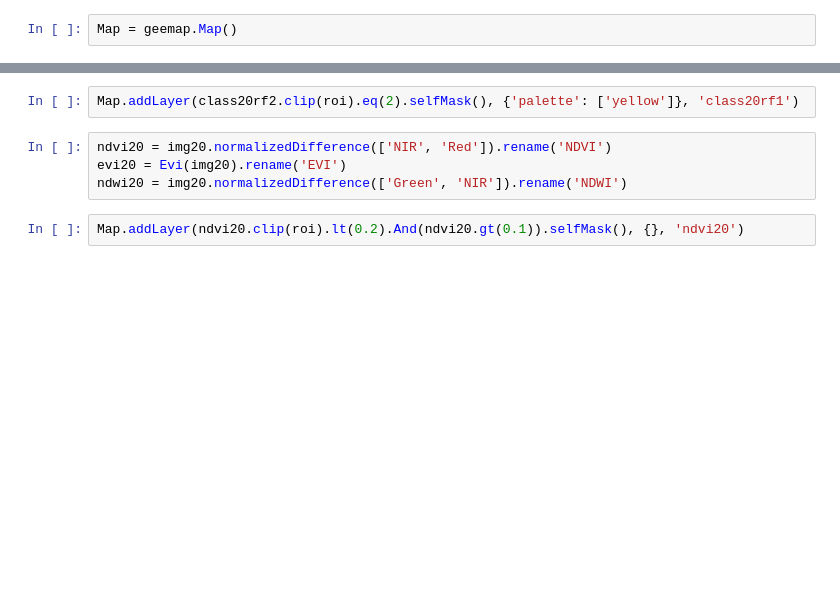
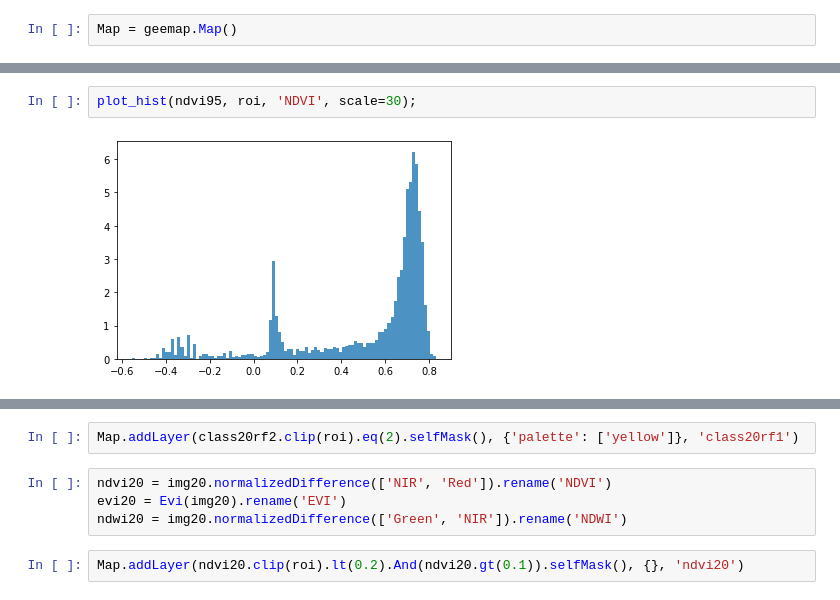
Before and after one commit to yiLuo374/geeCenterline, a Jupyter notebook: sandbar_ar.ipynb, the cells around one changed output, grey strips where cells are left out. Cells and saved outputs as stored; diff of their text form; blank space fills up the shorter version.

```diff
--- a/sandbar_ar.ipynb
+++ b/sandbar_ar.ipynb
@@ -53,0 +84,4 @@ Map.addLayer(class20rf.clip(roi), {'min':1, 'max':3, 'palette': ['#0080FF', 'red
+# %%
+plot_hist(ndvi95, roi, 'NDVI', scale=30);
+# %% [output]
+[figure, added]
```
Also changed, not shown: parts of 29 cells of this notebook.
